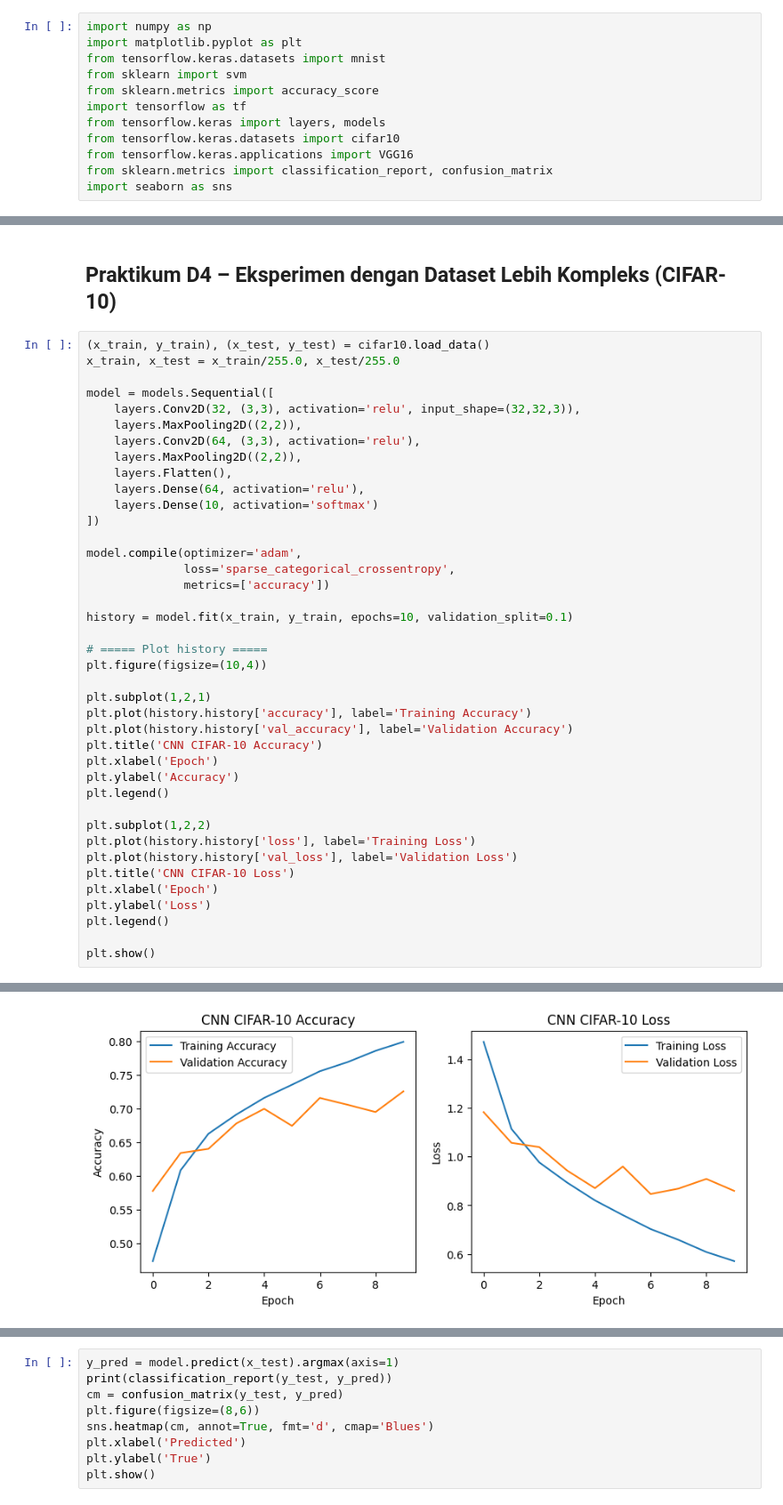
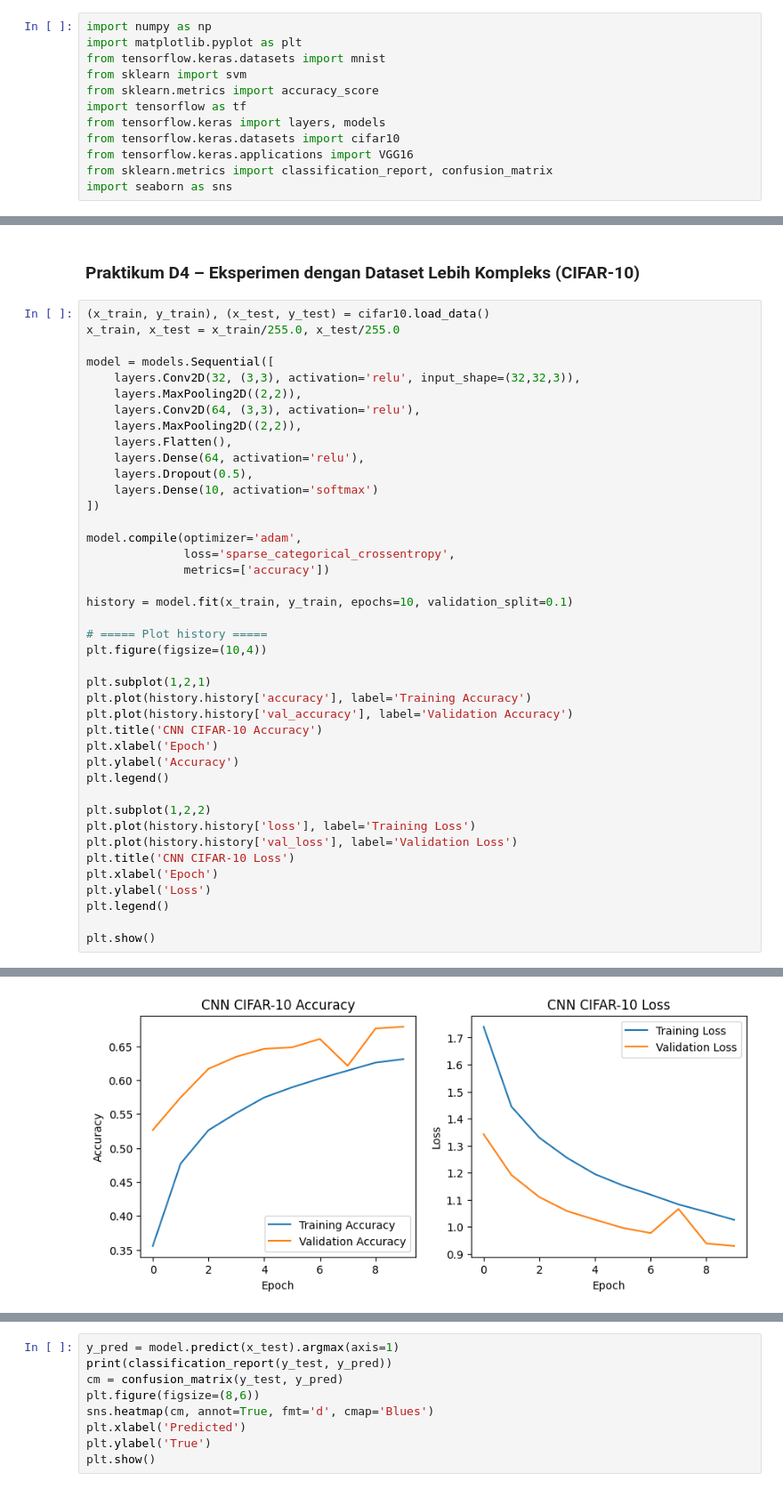
Before and after one commit to Radityaz/2025_ComputerVision_TI2B, a Jupyter notebook: Jobsheet02_RikoAdityaZaki_TI2B.ipynb, the cells around one changed output, grey strips where cells are left out. Shown at 89% size. Drawn from its saved outputs; the diff is of its cells as text.

```diff
--- a/Jobsheet02_RikoAdityaZaki_TI2B.ipynb
+++ b/Jobsheet02_RikoAdityaZaki_TI2B.ipynb
@@ -96,5 +98,5 @@ Epoch 5/5
 # %% [markdown]
-## Praktikum D4 – Eksperimen dengan Dataset Lebih Kompleks (CIFAR-10)
+### Praktikum D4 – Eksperimen dengan Dataset Lebih Kompleks (CIFAR-10)
 # %%
 (x_train, y_train), (x_test, y_test) = cifar10.load_data()
 x_train, x_test = x_train/255.0, x_test/255.0
@@ -106,6 +108,7 @@ model = models.Sequential([
     layers.MaxPooling2D((2,2)),
     layers.Flatten(),
     layers.Dense(64, activation='relu'),
+    layers.Dropout(0.5),
     layers.Dense(10, activation='softmax')
 ])
 
@@ -159,2 +162,2 @@ Epoch 10/10
-[figure, old version]
+[figure, new version]
 # %% [markdown]
```
Also changed, not shown: parts of 18 cells of this notebook.
